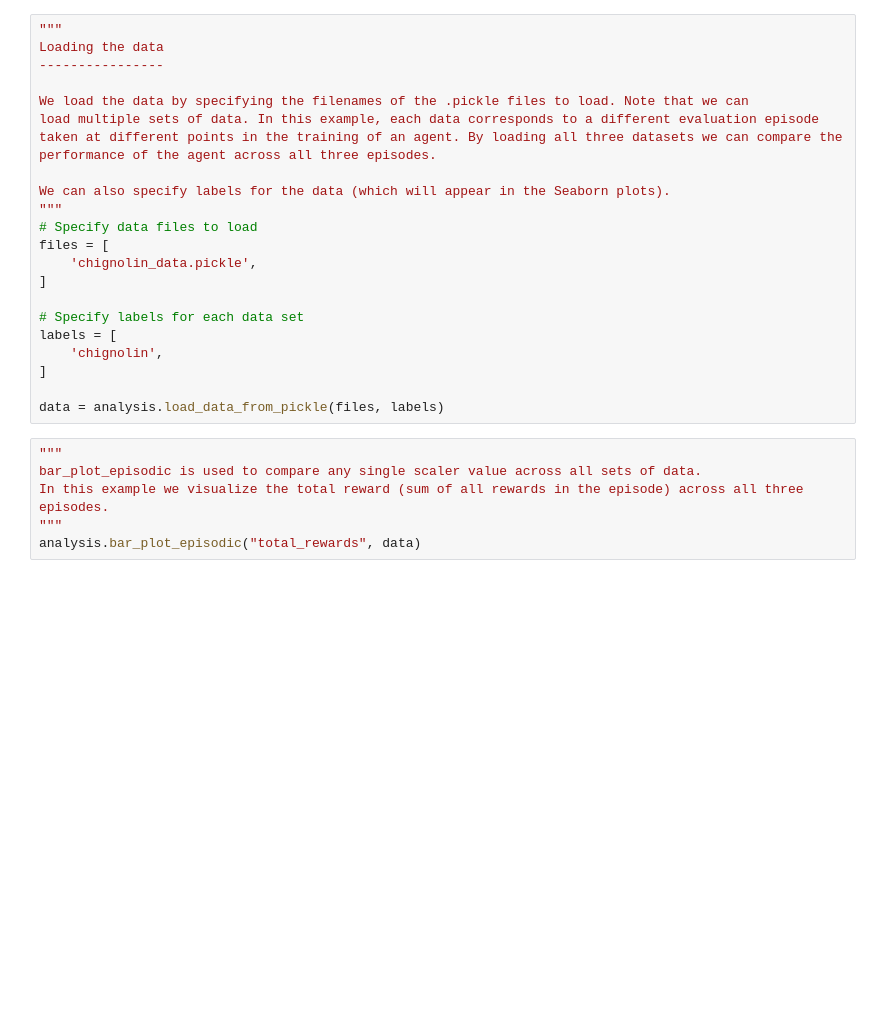
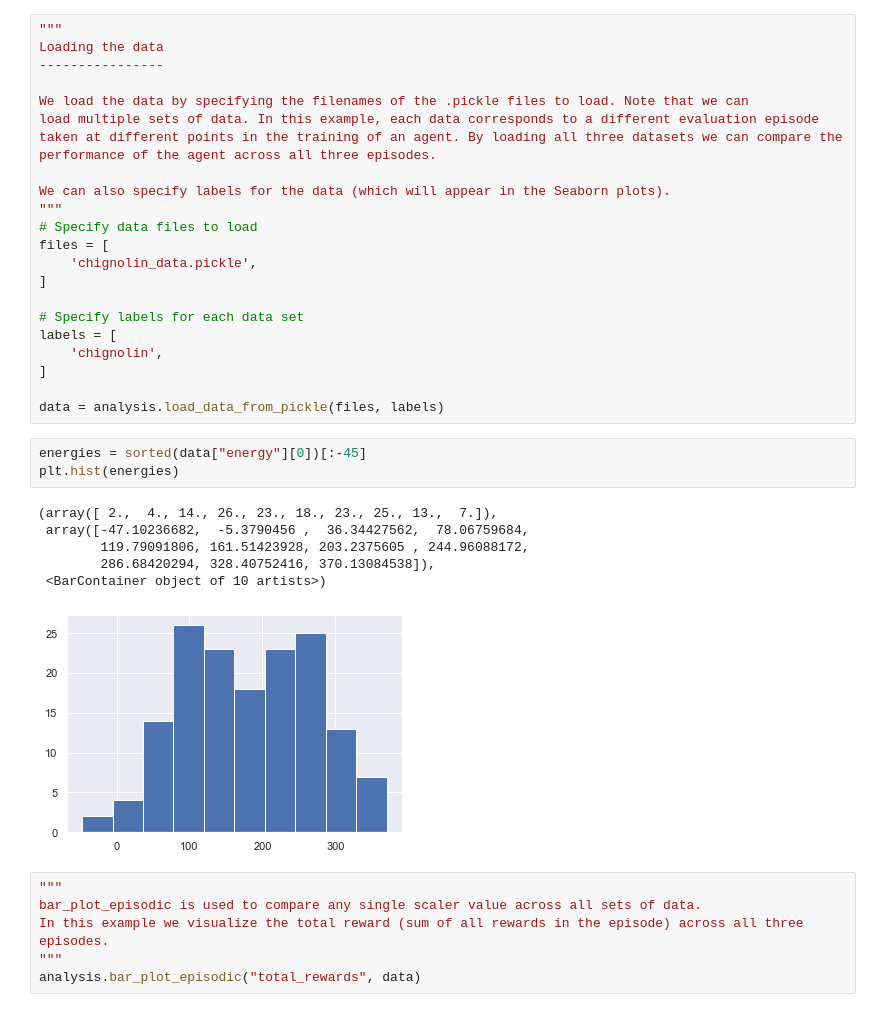
Before and after one commit to yashpatel5400/idp_rl, a Jupyter notebook: examples/chignolin_analysis.ipynb, the cells around one changed output. Drawn from its saved outputs; the diff is of its cells as text; blank space fills up the shorter version.

```diff
--- a/examples/chignolin_analysis.ipynb
+++ b/examples/chignolin_analysis.ipynb
@@ -43,6 +43,16 @@ labels = [
 ]
 
 data = analysis.load_data_from_pickle(files, labels)
+# %%
+energies = sorted(data["energy"][0])[:-45]
+plt.hist(energies)
+# %% [output]
+(array([ 2.,  4., 14., 26., 23., 18., 23., 25., 13.,  7.]),
+ array([-47.10236682,  -5.3790456 ,  36.34427562,  78.06759684,
+        119.79091806, 161.51423928, 203.2375605 , 244.96088172,
+        286.68420294, 328.40752416, 370.13084538]),
+ <BarContainer object of 10 artists>)
+[figure, added]
 # %%
 """
 bar_plot_episodic is used to compare any single scaler value across all sets of data.
```
Also changed, not shown: 2 other files.
